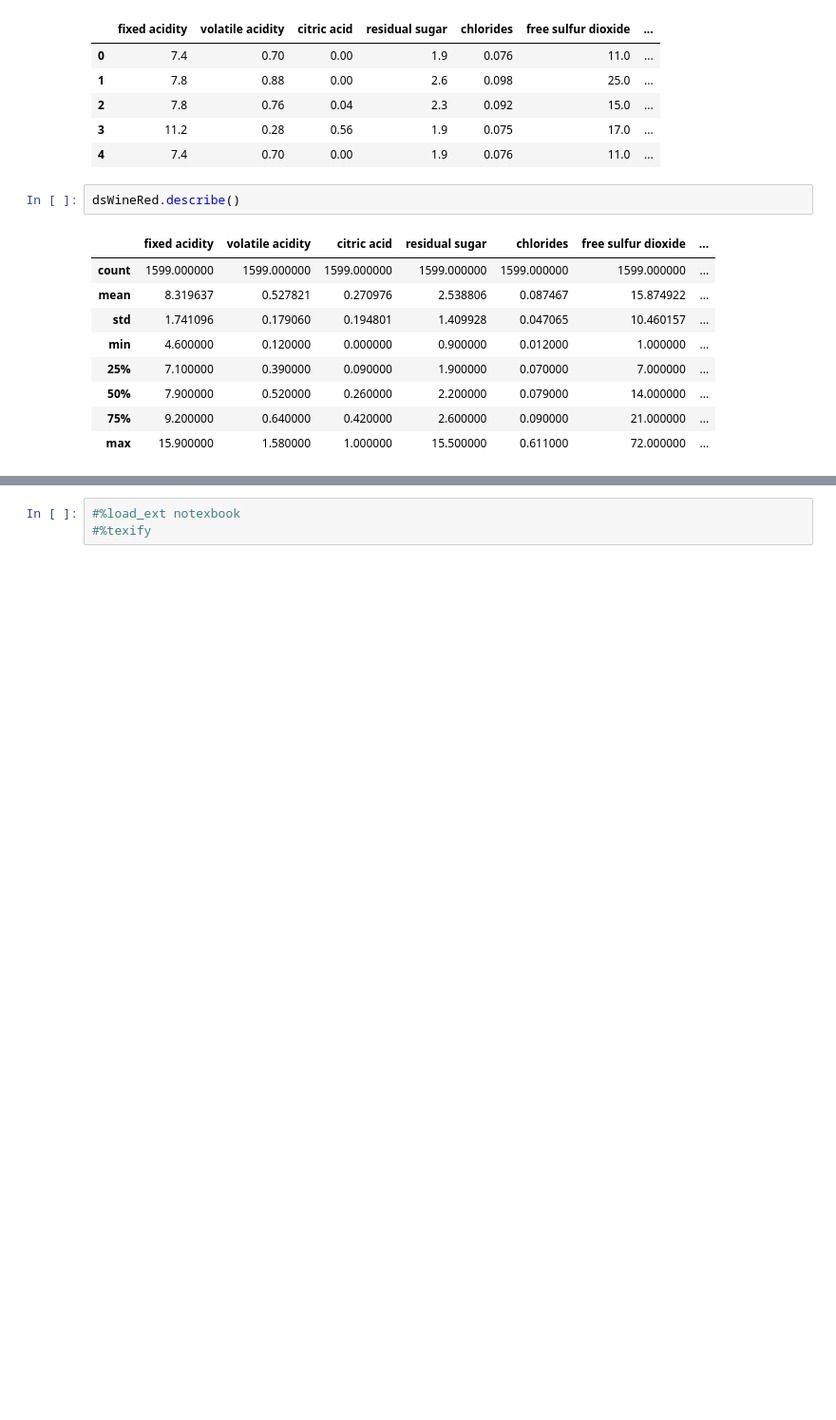
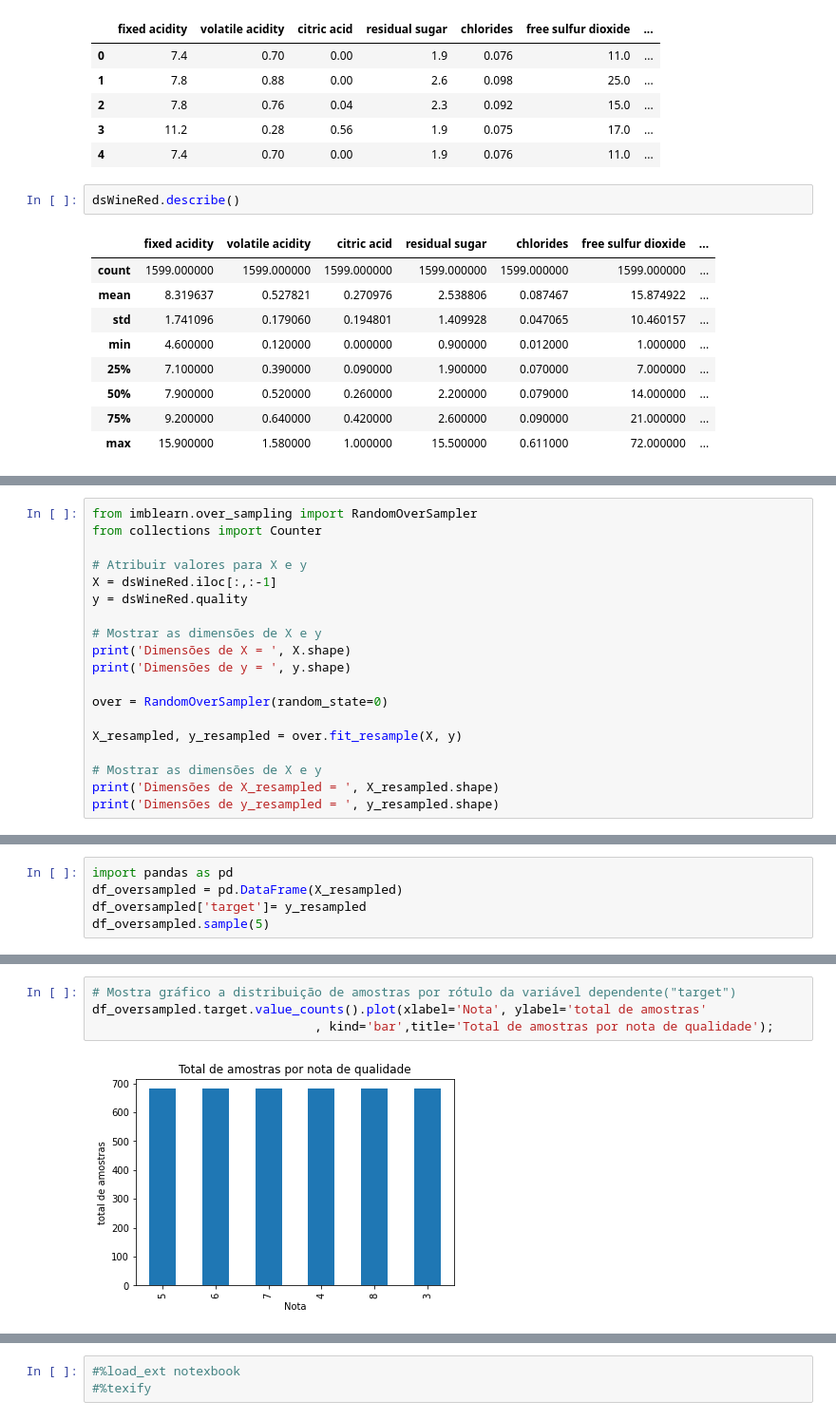
Before and after one commit to andersonmgomes/ML_prof_AnaLuizaBessa, a Jupyter notebook: 20211223-Trabalho04.ipynb, the cells around one changed output, grey strips where cells are left out. Shown: that part at 95% size. Saved outputs shown, nothing was run; the diff lists cells and outputs as text; blank space fills up the shorter version.

```diff
--- a/20211223-Trabalho04.ipynb
+++ b/20211223-Trabalho04.ipynb
@@ -231,0 +705,19 @@ automl.getBestConfusionMatrix();
+# %%
+from imblearn.over_sampling import RandomOverSampler
+from collections import Counter
+
+# Atribuir valores para X e y
+X = dsWineRed.iloc[:,:-1]
+y = dsWineRed.quality
+
+# Mostrar as dimensões de X e y
+print('Dimensões de X = ', X.shape)
+print('Dimensões de y = ', y.shape)
+
+over = RandomOverSampler(random_state=0)
+
+X_resampled, y_resampled = over.fit_resample(X, y)
+
+# Mostrar as dimensões de X e y
+print('Dimensões de X_resampled = ', X_resampled.shape)
+print('Dimensões de y_resampled = ', y_resampled.shape)
@@ -231,0 +729,5 @@ automl.getBestConfusionMatrix();
+# %%
+import pandas as pd
+df_oversampled = pd.DataFrame(X_resampled)
+df_oversampled['target']= y_resampled
+df_oversampled.sample(5)
@@ -231,0 +741,6 @@ automl.getBestConfusionMatrix();
+# %%
+# Mostra gráfico a distribuição de amostras por rótulo da variável dependente("target")
+df_oversampled.target.value_counts().plot(xlabel='Nota', ylabel='total de amostras'
+                              , kind='bar',title='Total de amostras por nota de qualidade');
+# %% [output]
+[figure, added]
```
Also changed, not shown: parts of 31 cells of this notebook, 24 other files.
